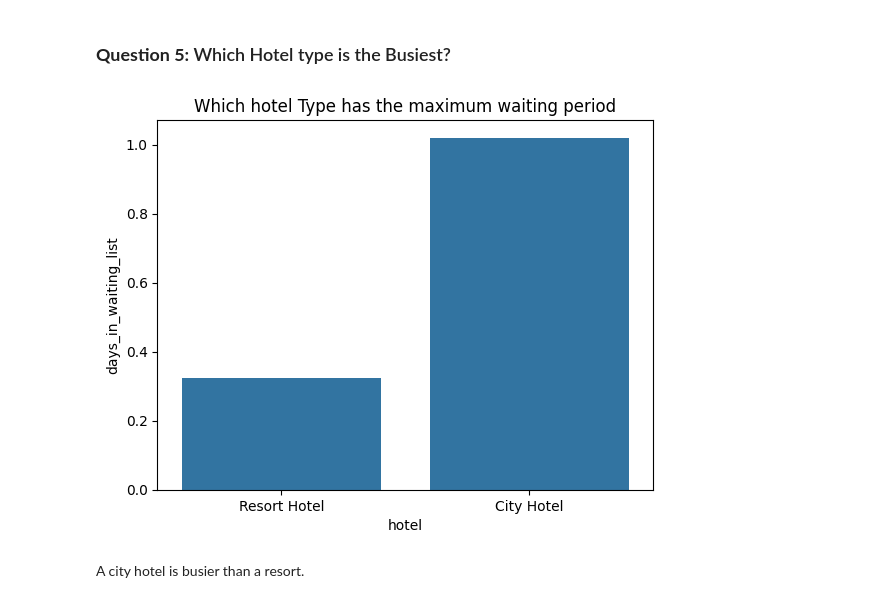
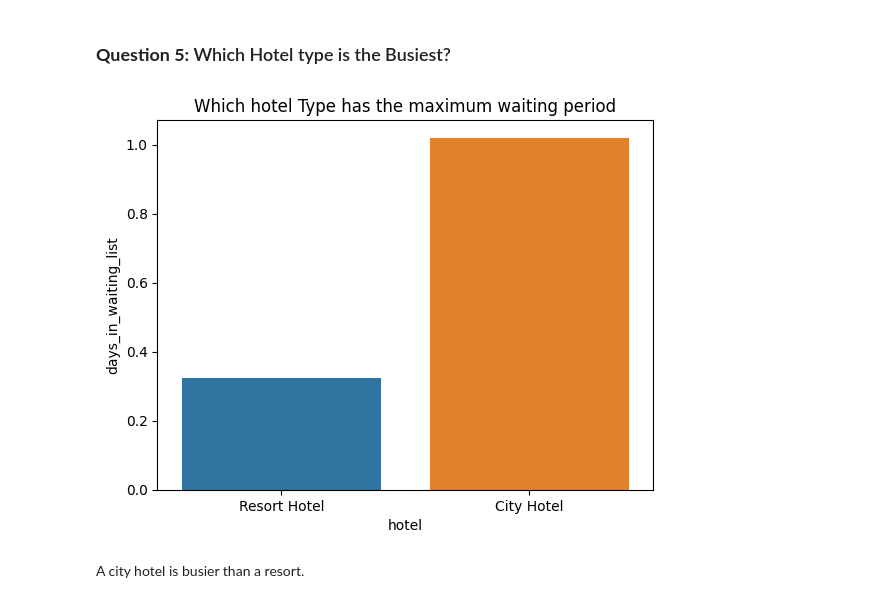
Before and after one commit to Debarpan200/EDA-Hotel-Booking-Analysis, a Jupyter notebook: Hotel_Booking_Analysis_Capstone_Project.ipynb, the cells around one changed output. Saved outputs shown, nothing was run; the diff lists cells and outputs as text; code cells hidden in the pictures.

```diff
--- a/Hotel_Booking_Analysis_Capstone_Project.ipynb
+++ b/Hotel_Booking_Analysis_Capstone_Project.ipynb
@@ -452,11 +452,11 @@ The majority of reservations are made through country PRT. Customers make the mo
 # %%
 hotel_column = read_hotel_booking['hotel']
 waiting_list_column = read_hotel_booking['days_in_waiting_list']
-sns.barplot(x=hotel_column, y=waiting_list_column, errorbar=None)
+sns.barplot(x=hotel_column, y=waiting_list_column, errorbar=None, hue=hotel_column)
 plt.title('Which hotel Type has the maximum waiting period')
 plt.show()
 # %% [output]
-[figure, old version]
+[figure, new version]
 # %% [markdown]
 A city hotel is busier than a resort.
 # %% [markdown]
```
Also changed, not shown: parts of 15 cells of this notebook.
